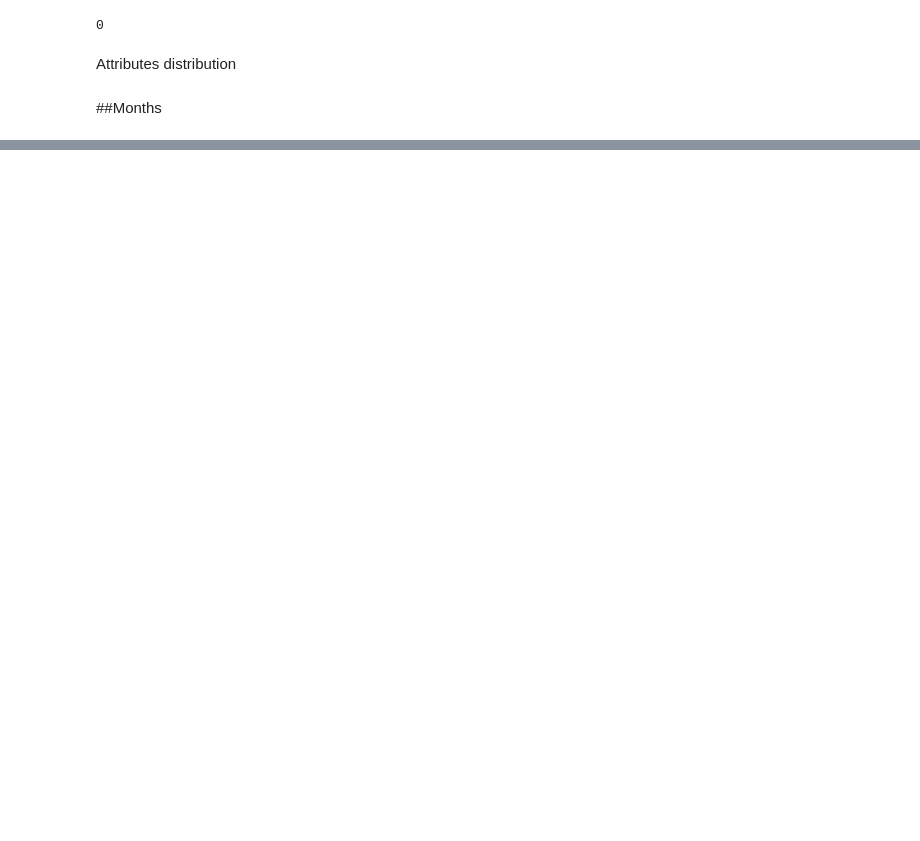
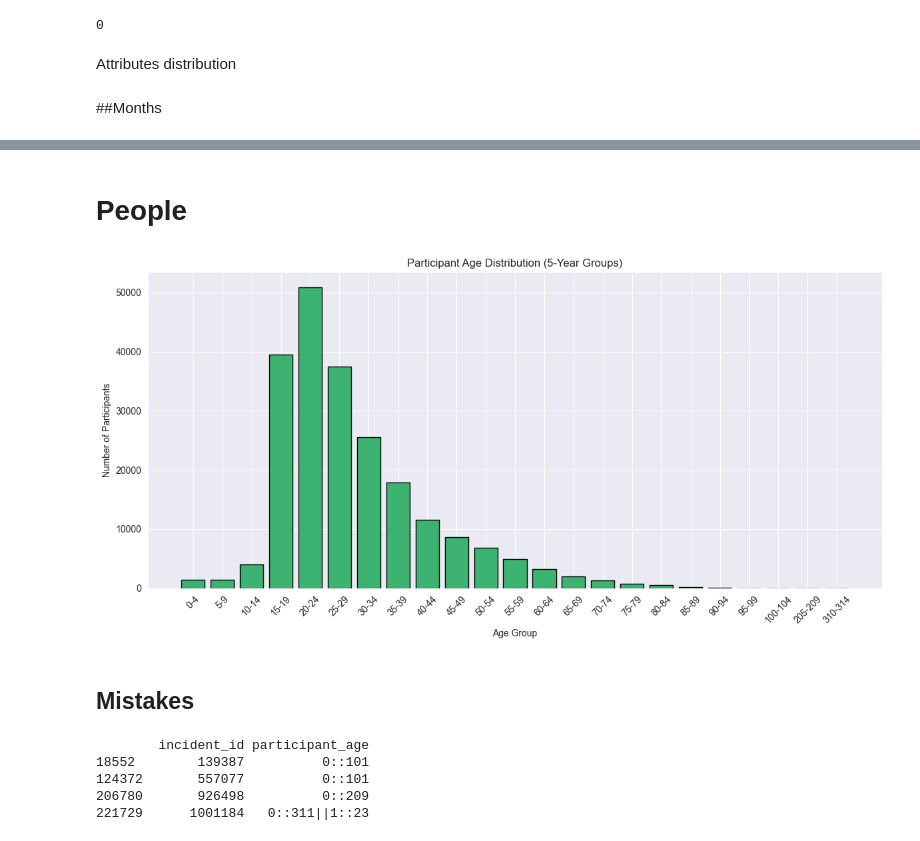
Before and after one commit to IwsonHD/GunViolenceDataExplorationProject, a Jupyter notebook: notebooks/01_data_EDA.ipynb, the cells around one changed output, grey strips where cells are left out. Cells and saved outputs as stored; diff of their text form; code cells hidden in the pictures; blank space fills up the shorter version.

```diff
--- a/notebooks/01_data_EDA.ipynb
+++ b/notebooks/01_data_EDA.ipynb
@@ -152,0 +172,77 @@ plt.show()
+# %% [markdown]
+# People
+# %%
+import pandas as pd
+import matplotlib.pyplot as plt
+from collections import Counter
+
+# Drop missing values
+df_age = df.dropna(subset=['participant_age'])
+
+# Extract ages
+ages = []
+for raw in df_age['participant_age']:
+    segments = str(raw).split("||")
+    for seg in segments:
+        if "::" in seg:
+            try:
+                age = int(seg.split("::", 1)[-1].strip())
+                ages.append(age)
+            except ValueError:
+                continue
+
+# Create 5-year bins
+def age_to_bin(age, bin_size=5):
+    bin_start = (age // bin_size) * bin_size
+    bin_end = bin_start + bin_size - 1
+    return f"{bin_start}-{bin_end}"
+
+age_bins = [age_to_bin(age) for age in ages]
+
+# Count occurrences
+bin_counts = Counter(age_bins)
+bin_df = pd.DataFrame(bin_counts.items(), columns=['age_group', 'count'])
+
+# Sort bins numerically (not alphabetically)
+bin_df['bin_start'] = bin_df['age_group'].apply(lambda x: int(x.split('-')[0]))
+bin_df = bin_df.sort_values(by='bin_start')
+
+# Plot
+plt.figure(figsize=(12, 6))
+plt.bar(bin_df['age_group'], bin_df['count'], color='mediumseagreen', edgecolor='black')
+plt.title('Participant Age Distribution (5-Year Groups)')
+plt.xlabel('Age Group')
+plt.ylabel('Number of Participants')
+plt.xticks(rotation=45)
+plt.tight_layout()
+plt.show()
+# %% [output]
+[figure, added]
+# %% [markdown]
+## Mistakes
+# %%
+df_age = df.dropna(subset=['participant_age'])
+
+suspicious_rows = []
+
+for idx, raw in df_age['participant_age'].items():
+    segments = str(raw).split("||")
+    for seg in segments:
+        if "::" in seg:
+            try:
+                age = int(seg.split("::", 1)[-1].strip())
+                if age > 100:
+                    suspicious_rows.append(idx)
+                    break
+            except ValueError:
+                continue
+
+df_suspicious = df.loc[suspicious_rows, ['incident_id', 'participant_age']]
+pd.set_option('display.max_colwidth', None)
+print(df_suspicious)
+# %% [output]
+        incident_id participant_age
+18552        139387          0::101
+124372       557077          0::101
+206780       926498          0::209
+221729      1001184   0::311||1::23
```
Also changed, not shown: parts of 8 cells of this notebook.
